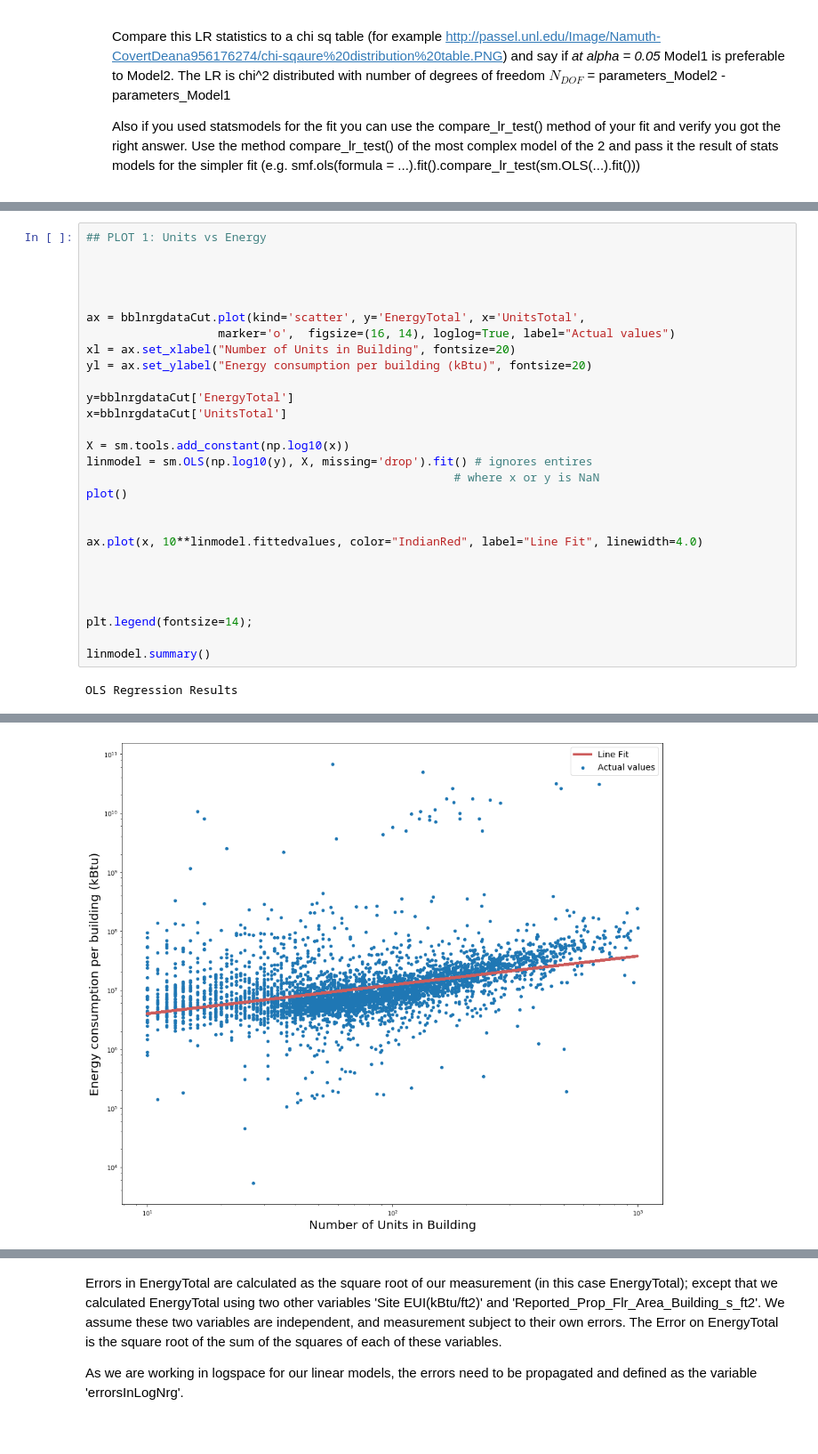
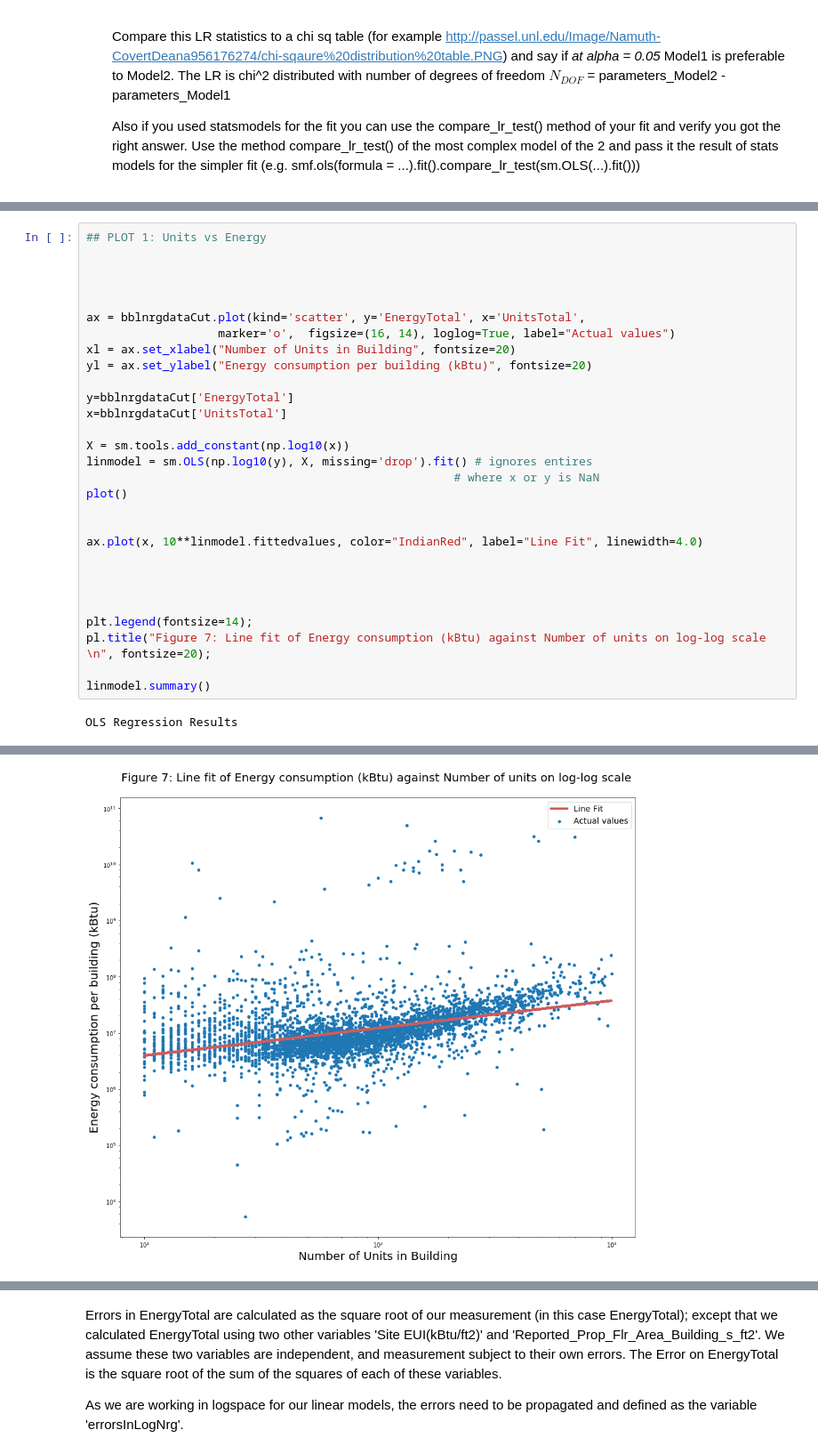
Before and after one commit to jkastelan/PUI2017_jlk635, a Jupyter notebook: HW6_jlk635/Assignment1_jlk635.ipynb, the cells around one changed output, grey strips where cells are left out. Shown at 89% size. Drawn from its saved outputs; the diff is of its cells as text.

```diff
--- a/HW6_jlk635/Assignment1_jlk635.ipynb
+++ b/HW6_jlk635/Assignment1_jlk635.ipynb
@@ -343,6 +352,7 @@ ax.plot(x, 10**linmodel.fittedvalues, color="IndianRed", label="Line Fit", linew
 
 
 plt.legend(fontsize=14);
+pl.title("Figure 7: Line fit of Energy consumption (kBtu) against Number of units on log-log scale \n", fontsize=20);
 
 linmodel.summary()
 # %% [output]
@@ -355,12 +365,12 @@ OLS Regression Results
 | No. Observations: | 4266 | AIC: | 5131. |
 | Df Residuals: | 4264 | BIC: | 5144. |
 | Df Model: | 1 |  |  |
 | Covariance Type: | nonrobust |  |  |
 |  | coef | std err | t | P>|t| | [95.0% Conf. Int.] |
 | const | 6.1110 | 0.033 | 187.012 | 0.000 | 6.047 6.175 |
 | UnitsTotal | 0.4882 | 0.017 | 28.761 | 0.000 | 0.455 0.521 |
 | Omnibus: | 2264.923 | Durbin-Watson: | 1.668 |
 | Prob(Omnibus): | 0.000 | Jarque-Bera (JB): | 44888.937 |
 | Skew: | 2.089 | Prob(JB): | 0.00 |
 | Kurtosis: | 18.333 | Cond. No. | 11.7 |
-[figure, old version]
+[figure, new version]
```
Also changed, not shown: parts of 35 cells of this notebook, 1 other file.
